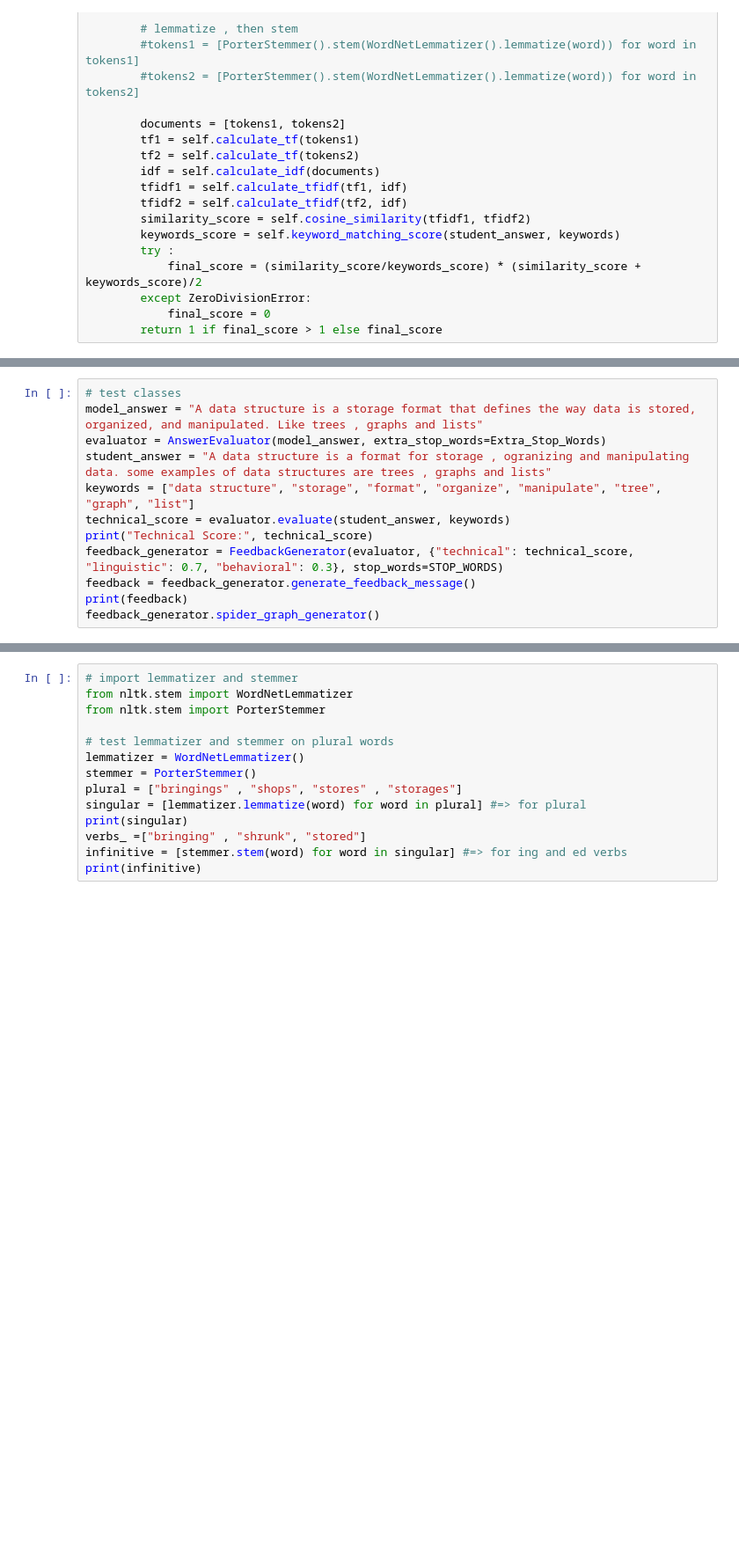
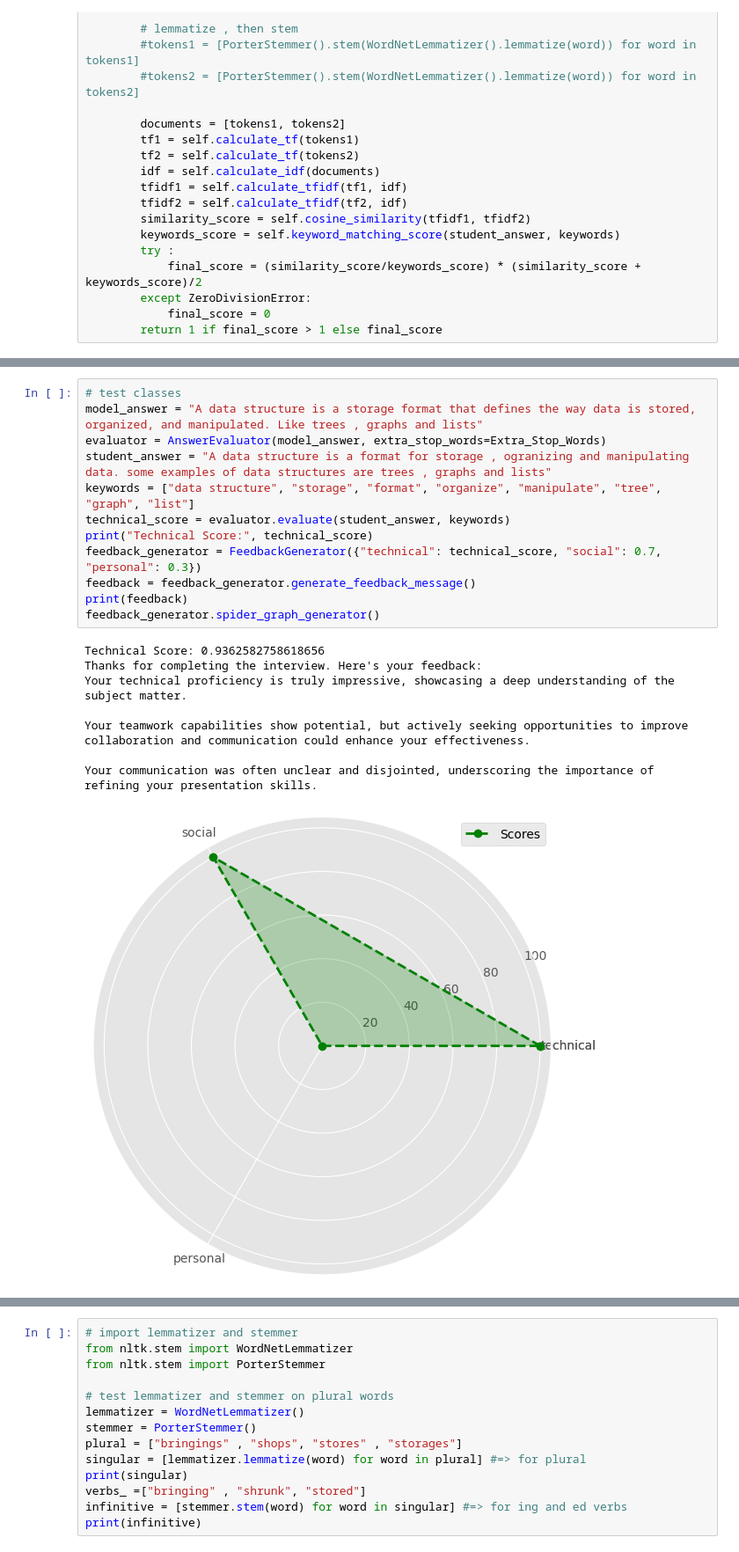
Before and after one commit to Oz174/NLP_Module, a Jupyter notebook: TFIDF+FBG.ipynb, the cells around one changed output, grey strips where cells are left out. Shown at 88% size. Saved outputs shown, nothing was run; the diff lists cells and outputs as text; blank space fills up the shorter version.

Commit message:
updated feedback generator

```diff
--- a/TFIDF+FBG.ipynb
+++ b/TFIDF+FBG.ipynb
@@ -420,15 +388,24 @@ class FeedbackGenerator:
 # %%
 # test classes
 model_answer = "A data structure is a storage format that defines the way data is stored, organized, and manipulated. Like trees , graphs and lists"
 evaluator = AnswerEvaluator(model_answer, extra_stop_words=Extra_Stop_Words)
 student_answer = "A data structure is a format for storage , ogranizing and manipulating data. some examples of data structures are trees , graphs and lists"
 keywords = ["data structure", "storage", "format", "organize", "manipulate", "tree", "graph", "list"]
 technical_score = evaluator.evaluate(student_answer, keywords)
 print("Technical Score:", technical_score)
-feedback_generator = FeedbackGenerator(evaluator, {"technical": technical_score, "linguistic": 0.7, "behavioral": 0.3}, stop_words=STOP_WORDS)
+feedback_generator = FeedbackGenerator({"technical": technical_score, "social": 0.7, "personal": 0.3})
 feedback = feedback_generator.generate_feedback_message()
 print(feedback)
 feedback_generator.spider_graph_generator()
+# %% [output]
+Technical Score: 0.9362582758618656
+Thanks for completing the interview. Here's your feedback:
+Your technical proficiency is truly impressive, showcasing a deep understanding of the subject matter.
+
+Your teamwork capabilities show potential, but actively seeking opportunities to improve collaboration and communication could enhance your effectiveness.
+
+Your communication was often unclear and disjointed, underscoring the importance of refining your presentation skills.
+[figure, added]
 # %%
 # corner case ...
 model_answer = "Graphs are not trees"
```
Also changed, not shown: parts of 15 cells of this notebook, 14 other files.
